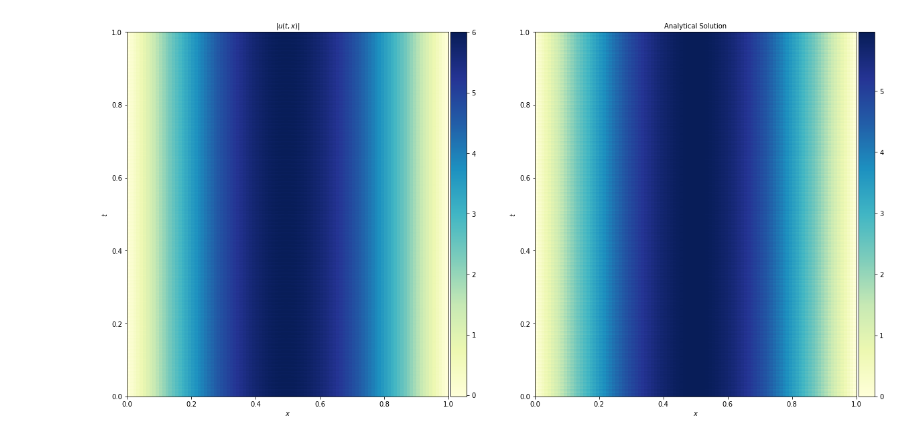
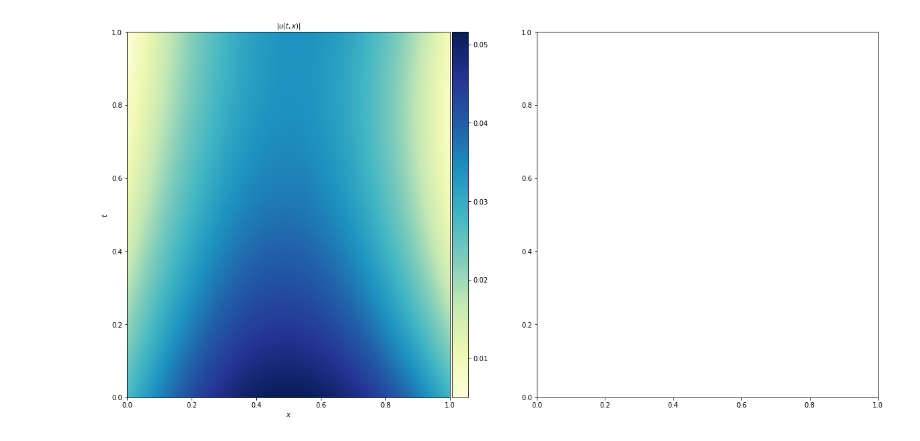
Before and after one commit to bearylogical/nn_tensiometry, a Jupyter notebook: notebooks/demo_1d.ipynb, the cells around one changed output. Saved outputs shown, nothing was run; the diff lists cells and outputs as text; code cells hidden in the pictures.

Commit message:
initial results of forward prob

```diff
--- a/notebooks/demo_1d.ipynb
+++ b/notebooks/demo_1d.ipynb
@@ -40,7 +36,7 @@ def pde(x,y):
     return du_t - du_xx
 
 def func(x):
-    return 6 * np.sin(np.pi * x[:,0:1])
+    return 0.05
 
 geom = dde.geometry.Interval(0, 1)
 
@@ -53,10 +49,11 @@ data = dde.data.TimePDE(
     geomtime,
     pde,
     [bc, ic],
-    num_domain=40,
-    num_boundary=20,
-    num_initial=10,
-    num_test=10000
+    num_domain=1000,
+    num_boundary=30,
+    num_initial=70,
+    num_test=10000,
+    train_distribution='uniform'
 )
 
 layer_size = [2] + [32] * 3 + [1]
@@ -67,6 +64,6 @@ net = dde.maps.FNN(layer_size, activation, initializer)
 
 model = dde.Model(data, net)
 
-model.compile("adam", lr=0.001, loss_weights=[0.1,0.2,0.4])
-losshistory, train_state = model.train(epochs=2000)
+model.compile("adam", lr=0.001, loss_weights=[0.1,0.4,0.8])
+losshistory, train_state = model.train(epochs=500)
 # %% [output]
@@ -92,50 +90,50 @@ Best model at step 2000:
 # %%
 X_train, y_train, X_test, y_test, best_y, best_ystd = train_state.packed_data()
 t = X_test.T[0].flatten()
 x = X_test.T[1].flatten()
+T_points = np.linspace(0, 1, num=best_y.size)
+X_points = np.linspace(0, 1, num=best_y.size)
+T, X = np.meshgrid(T_points,X_points)
 
-X, T = np.meshgrid(t,x)
-
-T_pred = griddata(X_test, best_y.flatten(), (T, X), method='cubic')
+T_pred = griddata(X_test, best_y.flatten(), (X, T), method='cubic')
 
 fig, axs = plt.subplots(ncols=2,figsize=(20, 10))
 h = axs[0].imshow(T_pred.T, interpolation='nearest', cmap='YlGnBu',
                   extent=[0, 1, 0, 1],
                   origin='lower', aspect='auto')
 
 divider = make_axes_locatable(axs[0])
 cax = divider.append_axes("right", size="5%", pad=0.05)
 fig.colorbar(h, cax=cax)
 axs[0].set_xlabel('$x$')
 axs[0].set_ylabel('$t$')
 axs[0].set_title('$|u(t,x)|$', fontsize = 10)
 
 # Plot analytical solution
 
-points = np.linspace(0, 1, num=10000)
+# points = np.linspace(0, 1, num=best_y.size)
 
-def solution(x,t):
-    return 6 * np.sin(np.pi * x)*np.exp(-k*np.pi**2*t)
+# def solution(x,t):
+#     return 6 * np.sin(np.pi * x)*np.exp(-k*np.pi**2*t)
 
-z = solution(points,points)
+# z = solution(points,points)
 
-X_p, T_p = np.meshgrid(points,points)
-X_star = np.hstack((X_p, T_p))
+# X_star = np.vstack((points,points)).T
 
-T_anal = griddata(X_test, z, (X, T), method='cubic')
+# T_anal = griddata(X_test, z.flatten(), (T, X), method='cubic')
 
-h = axs[1].imshow(T_anal.T, interpolation='nearest', cmap='YlGnBu',
-                  extent=[0, 1, 0, 1],
-                  origin='lower', aspect='auto')
+# h = axs[1].imshow(T_anal.T, interpolation='nearest', cmap='YlGnBu',
+#                   extent=[0, 1, 0, 1],
+#                   origin='lower', aspect='auto')
 
-divider = make_axes_locatable(axs[1])
-cax = divider.append_axes("right", size="5%", pad=0.05)
-fig.colorbar(h, cax=cax)
-axs[1].set_xlabel('$x$')
-axs[1].set_ylabel('$t$')
-# leg = ax.legend(frameon=False, loc = 'best')
-#    plt.setp(leg.get_texts(), color='w')
-axs[1].set_title('Analytical Solution', fontsize = 10)
+# divider = make_axes_locatable(axs[1])
+# cax = divider.append_axes("right", size="5%", pad=0.05)
+# fig.colorbar(h, cax=cax)
+# axs[1].set_xlabel('$x$')
+# axs[1].set_ylabel('$t$')
+# # leg = ax.legend(frameon=False, loc = 'best')
+# #    plt.setp(leg.get_texts(), color='w')
+# axs[1].set_title('Analytical Solution', fontsize = 10)
 plt.show()
 # %% [output]
-[figure, old version]
+[figure, new version]
```
Also changed, not shown: parts of 6 cells of this notebook, 1 other file.
